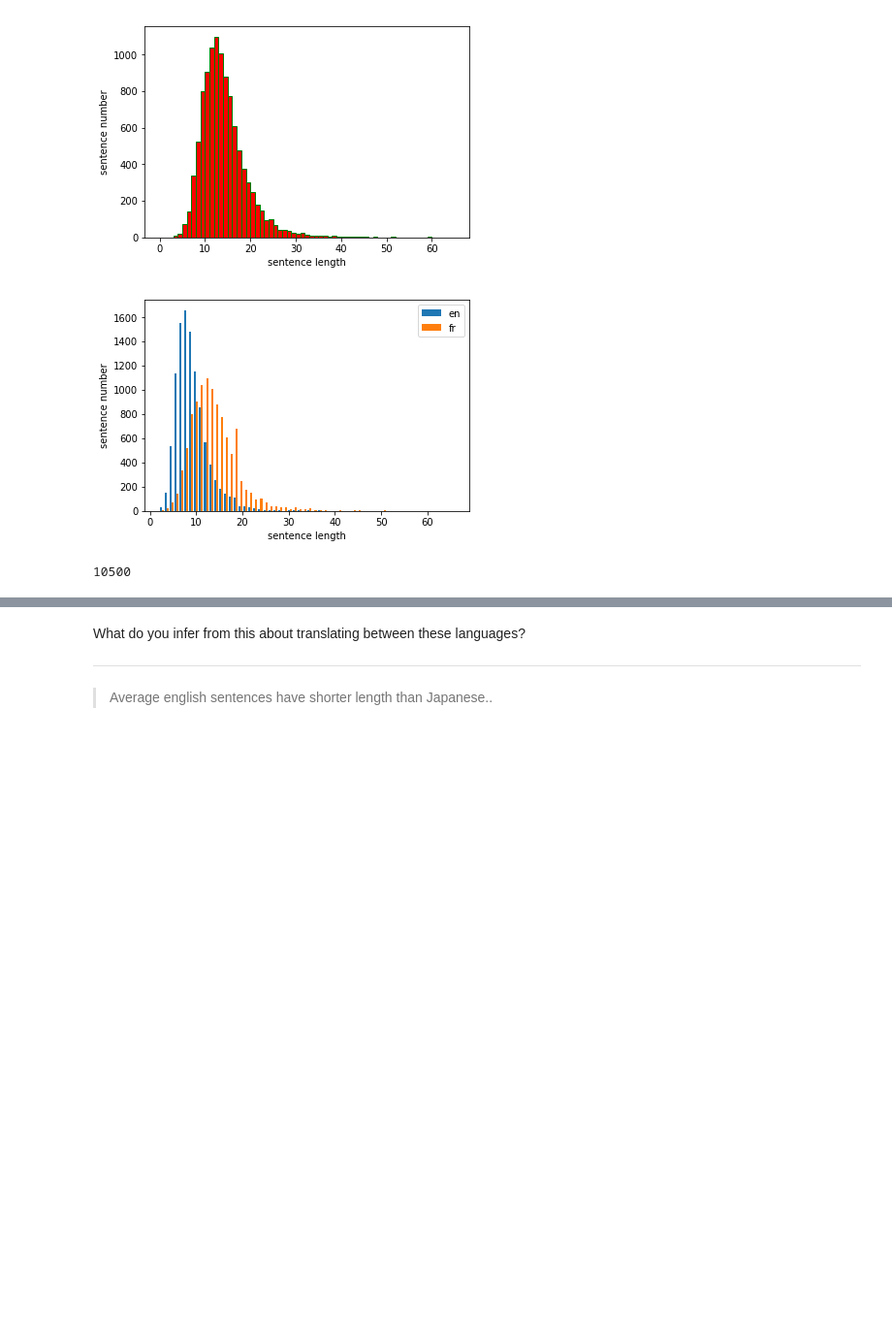
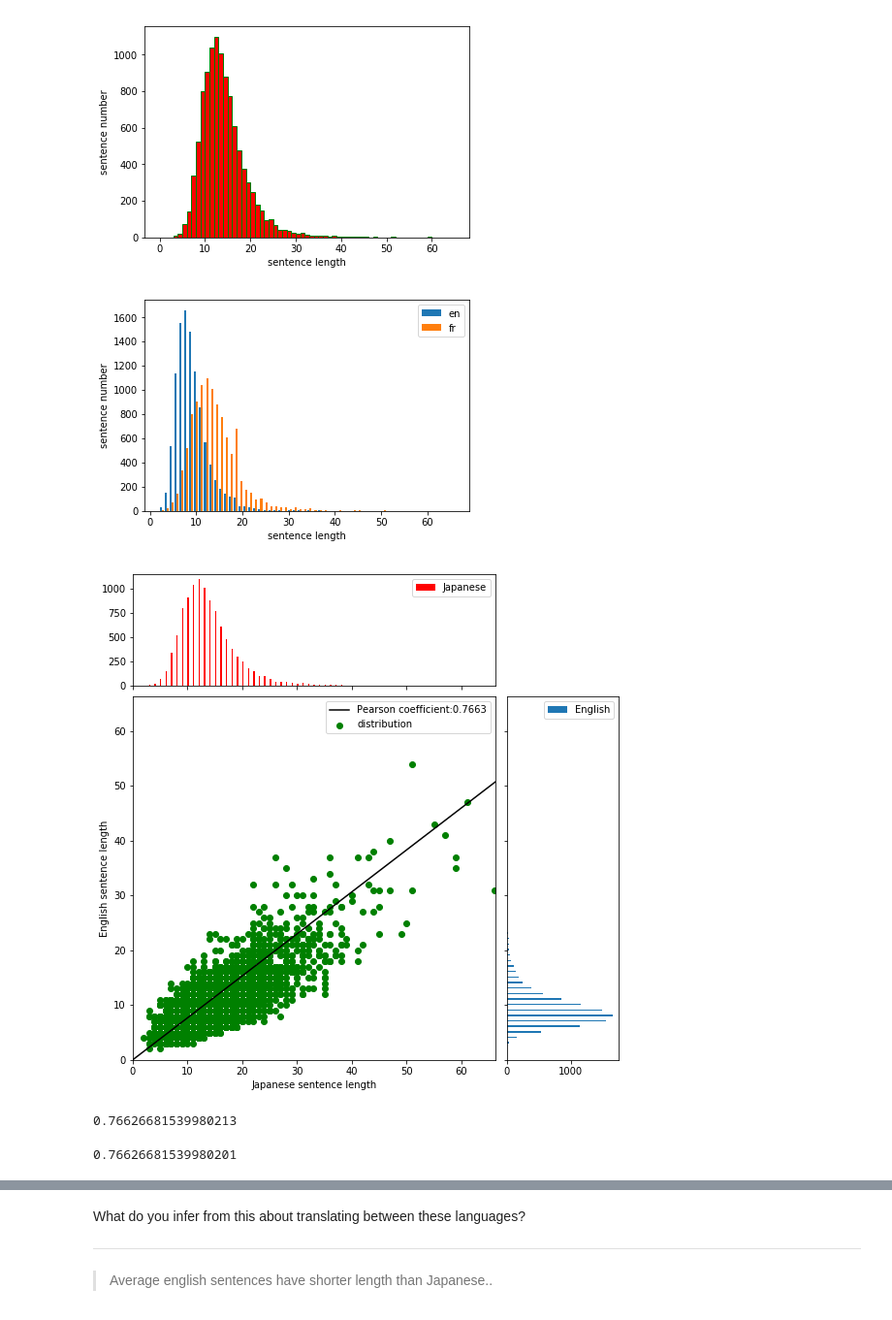
Before and after one commit to cyk1337/MT, a Jupyter notebook: NMT CW.ipynb, the cells around one changed output, grey strips where cells are left out. Shown at 97% size. Cells and saved outputs as stored; diff of their text form; code cells hidden in the pictures; blank space fills up the shorter version.

Commit message:
plot

```diff
--- a/NMT CW.ipynb
+++ b/NMT CW.ipynb
@@ -50,7 +50,79 @@ plt.xlabel('sentence length')
 _ =plt.legend()
 # %% [output]
 [figure]
-# %%
-len(en_len)
-# %% [output]
-10500
+# %%
+with open(text_en) as f:
+    en_len = [len(line.split()) for line in f.readlines()]
+with open(text_fr) as f:
+    fr_len = [len(line.split()) for line in f.readlines()]
+# %%
+import numpy as np
+import matplotlib.pyplot as plt
+from matplotlib.ticker import NullFormatter
+
+# the random data
+y = en_len
+x = fr_len
+
+nullfmt = NullFormatter()         # no labels
+
+# definitions for the axes
+left, width = 0.1, 0.65
+bottom, height = 0.1, 0.65
+bottom_h = left_h = left + width + 0.02
+
+rect_scatter = [left, bottom, width, height]
+rect_histx = [left, bottom_h, width, 0.2]
+rect_histy = [left_h, bottom, 0.2, height]
+
+# start with a rectangular Figure
+plt.figure(1, figsize=(8, 8))
+
+axScatter = plt.axes(rect_scatter)
+axHistx = plt.axes(rect_histx)
+axHisty = plt.axes(rect_histy)
+
+# no labels
+axHistx.xaxis.set_major_formatter(nullfmt)
+axHisty.yaxis.set_major_formatter(nullfmt)
+
+# the scatter plot:
+axScatter.scatter(x, y, color='g' ,label='distribution')
+
+# now determine nice limits by hand:
+binwidth = 0.25
+xymax = max(np.max(np.abs(x)), np.max(np.abs(y)))
+lim = (int(xymax/binwidth) + 1) * binwidth
+
+axScatter.set_xlim((0, lim))
+axScatter.set_ylim((0, lim))
+axScatter.set_xlabel('Japanese sentence length')
+axScatter.set_ylabel('English sentence length')
+
+bins = np.arange(-lim, lim + binwidth, binwidth)
+axHistx.hist(x, bins=bins, color='r', label='Japanese')
+axHisty.hist(y, bins=bins, orientation='horizontal', label='English')
+axHistx.legend()
+axHisty.legend()
+
+axHistx.set_xlim(axScatter.get_xlim())
+axHisty.set_ylim(axScatter.get_ylim())
+
+from scipy.stats.stats import pearsonr
+corr = pearsonr(fr_len, en_len)[0]
+cor_x = np.linspace(0, lim, 50)
+axScatter.plot(cor_x,corr*cor_x, color='black', label='Pearson coefficient:{0:.4f}'.format(corr))
+axScatter.legend()
+
+plt.savefig('correlation.pdf')
+plt.show()
+# %% [output]
+[figure, added]
+# %%
+corr
+# %% [output]
+0.76626681539980213
+# %%
+np.corrcoef(x, y)[0, 1]
+# %% [output]
+0.76626681539980201
```
Also changed, not shown: parts of 1 cell of this notebook, 5 other files.
